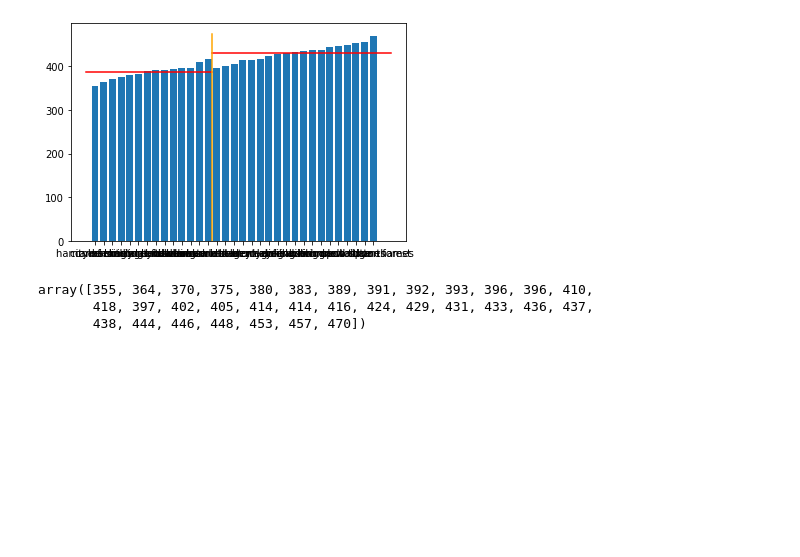
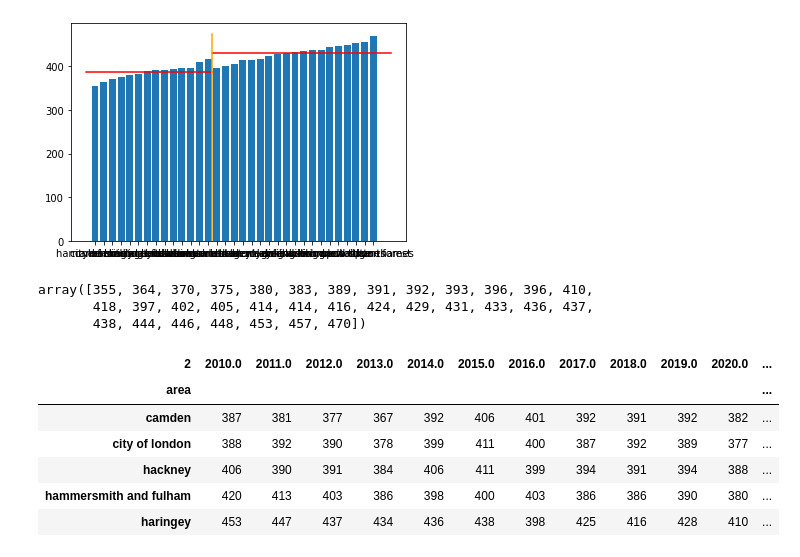
Before and after one commit to bendthompson/london-fires, a Jupyter notebook: notebooks/exploratory_notebook.ipynb, the cells around one changed output. Cells and saved outputs as stored; diff of their text form; code cells hidden in the pictures; blank space fills up the shorter version.

```diff
--- a/notebooks/exploratory_notebook.ipynb
+++ b/notebooks/exploratory_notebook.ipynb
@@ -315,3 +315,13 @@ np.concatenate((ii,jj))
 array([355, 364, 370, 375, 380, 383, 389, 391, 392, 393, 396, 396, 410,
        418, 397, 402, 405, 414, 414, 416, 424, 429, 431, 433, 436, 437,
        438, 444, 446, 448, 453, 457, 470])
+# %%
+df.head()
+# %% [output]
+| 2 | 2010.0 | 2011.0 | 2012.0 | 2013.0 | 2014.0 | 2015.0 | 2016.0 | 2017.0 | 2018.0 | 2019.0 | 2020.0 | ... |
+| area |  |  |  |  |  |  |  |  |  |  |  | ... |
+| camden | 387 | 381 | 377 | 367 | 392 | 406 | 401 | 392 | 391 | 392 | 382 | ... |
+| city of london | 388 | 392 | 390 | 378 | 399 | 411 | 400 | 387 | 392 | 389 | 377 | ... |
+| hackney | 406 | 390 | 391 | 384 | 406 | 411 | 399 | 394 | 391 | 394 | 388 | ... |
+| hammersmith and fulham | 420 | 413 | 403 | 386 | 398 | 400 | 403 | 386 | 386 | 390 | 380 | ... |
+| haringey | 453 | 447 | 437 | 434 | 436 | 438 | 398 | 425 | 416 | 428 | 410 | ... |
```
Also changed, not shown: parts of 5 cells of this notebook.
